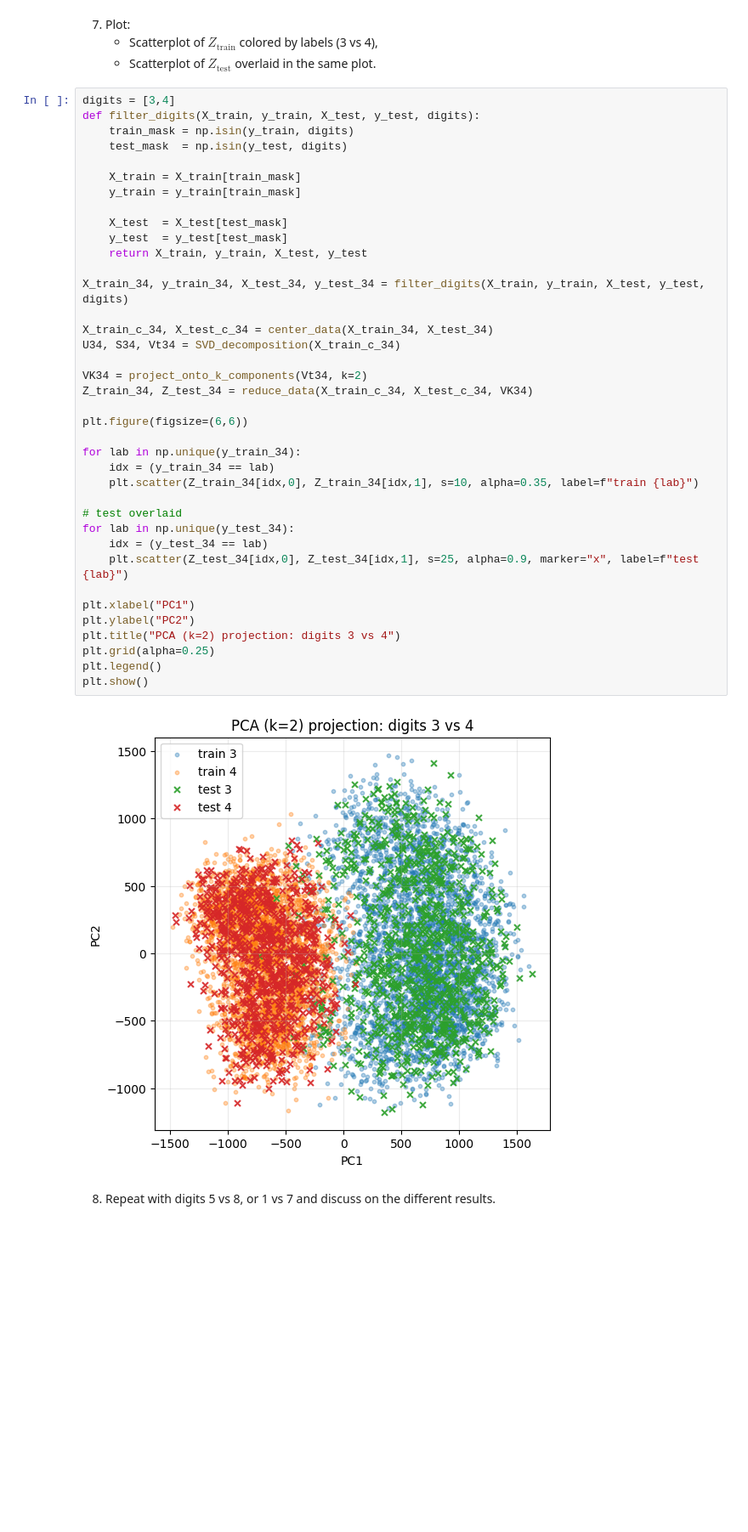
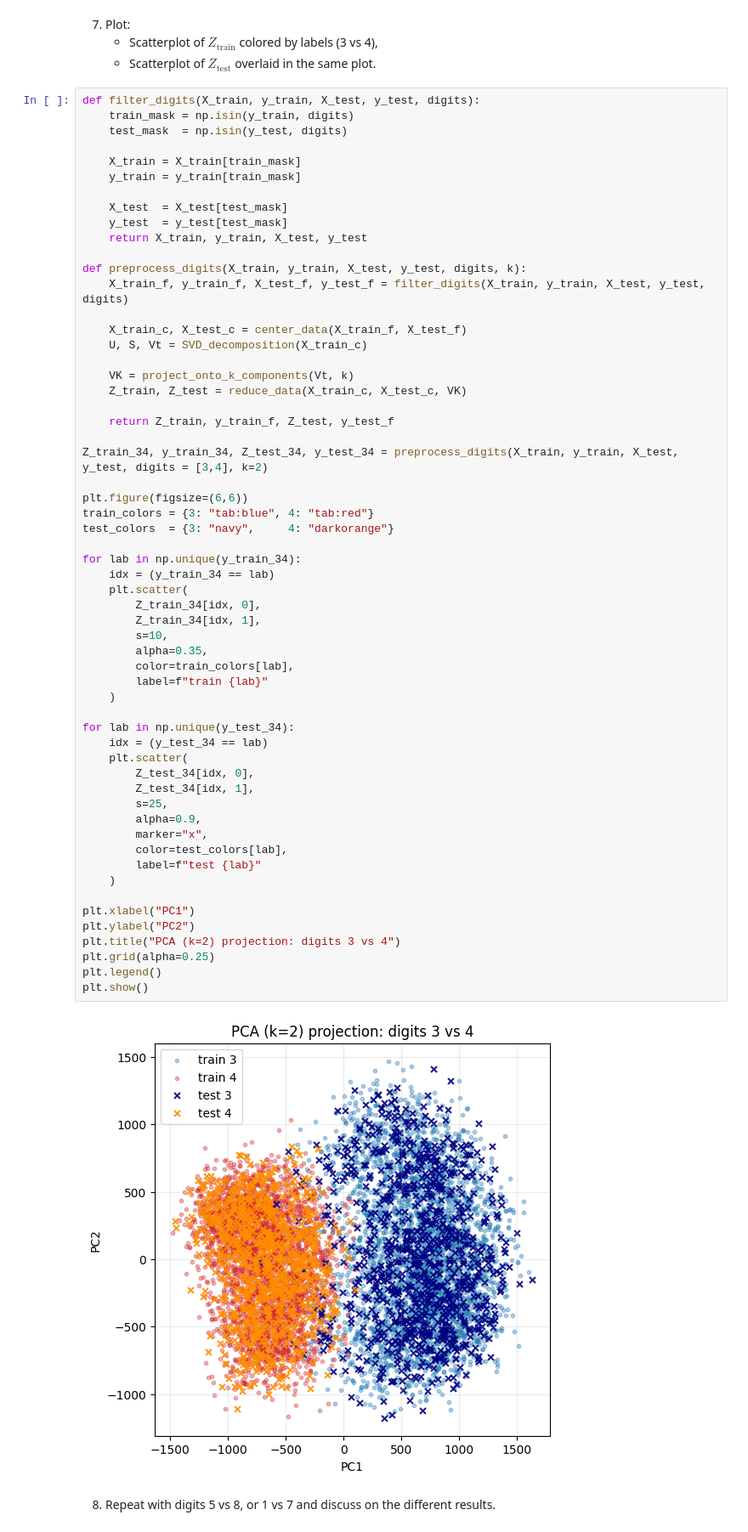
Before and after one commit to annalisapol/smm-course, a Jupyter notebook: homeworks/hw4/hw4.ipynb, the cells around one changed output. Shown at 85% size. Saved outputs shown, nothing was run; the diff lists cells and outputs as text; blank space fills up the shorter version.

```diff
--- a/homeworks/hw4/hw4.ipynb
+++ b/homeworks/hw4/hw4.ipynb
@@ -304,44 +304,64 @@ def reduce_data(X_train_c, X_test_c, VK):
    - Scatterplot of $Z_{\text{train}}$ colored by labels (3 vs 4),
    - Scatterplot of $Z_{\text{test}}$ overlaid in the same plot.
 # %%
-digits = [3,4]
 def filter_digits(X_train, y_train, X_test, y_test, digits):
     train_mask = np.isin(y_train, digits)
     test_mask  = np.isin(y_test, digits)
 
     X_train = X_train[train_mask]
     y_train = y_train[train_mask]
 
     X_test  = X_test[test_mask]
     y_test  = y_test[test_mask]
     return X_train, y_train, X_test, y_test
 
-X_train_34, y_train_34, X_test_34, y_test_34 = filter_digits(X_train, y_train, X_test, y_test, digits)
+def preprocess_digits(X_train, y_train, X_test, y_test, digits, k):
+    X_train_f, y_train_f, X_test_f, y_test_f = filter_digits(X_train, y_train, X_test, y_test, digits)
 
-X_train_c_34, X_test_c_34 = center_data(X_train_34, X_test_34)
-U34, S34, Vt34 = SVD_decomposition(X_train_c_34)
+    X_train_c, X_test_c = center_data(X_train_f, X_test_f)
+    U, S, Vt = SVD_decomposition(X_train_c)
 
-VK34 = project_onto_k_components(Vt34, k=2)
-Z_train_34, Z_test_34 = reduce_data(X_train_c_34, X_test_c_34, VK34)
+    VK = project_onto_k_components(Vt, k)
+    Z_train, Z_test = reduce_data(X_train_c, X_test_c, VK)
+
+    return Z_train, y_train_f, Z_test, y_test_f
+
+Z_train_34, y_train_34, Z_test_34, y_test_34 = preprocess_digits(X_train, y_train, X_test, y_test, digits = [3,4], k=2)
 
 plt.figure(figsize=(6,6))
+train_colors = {3: "tab:blue", 4: "tab:red"}
+test_colors  = {3: "navy",     4: "darkorange"}
 
 for lab in np.unique(y_train_34):
     idx = (y_train_34 == lab)
-    plt.scatter(Z_train_34[idx,0], Z_train_34[idx,1], s=10, alpha=0.35, label=f"train {lab}")
+    plt.scatter(
+        Z_train_34[idx, 0],
+        Z_train_34[idx, 1],
+        s=10,
+        alpha=0.35,
+        color=train_colors[lab],
+        label=f"train {lab}"
+    )
 
-# test overlaid
 for lab in np.unique(y_test_34):
     idx = (y_test_34 == lab)
-    plt.scatter(Z_test_34[idx,0], Z_test_34[idx,1], s=25, alpha=0.9, marker="x", label=f"test {lab}")
+    plt.scatter(
+        Z_test_34[idx, 0],
+        Z_test_34[idx, 1],
+        s=25,
+        alpha=0.9,
+        marker="x",
+        color=test_colors[lab],
+        label=f"test {lab}"
+    )
 
 plt.xlabel("PC1")
 plt.ylabel("PC2")
 plt.title("PCA (k=2) projection: digits 3 vs 4")
 plt.grid(alpha=0.25)
 plt.legend()
 plt.show()
 # %% [output]
-[figure, old version]
+[figure, new version]
 # %% [markdown]
 8. Repeat with digits 5 vs 8, or 1 vs 7 and discuss on the different results.
```
Also changed, not shown: parts of 19 cells of this notebook, 3 other files.
